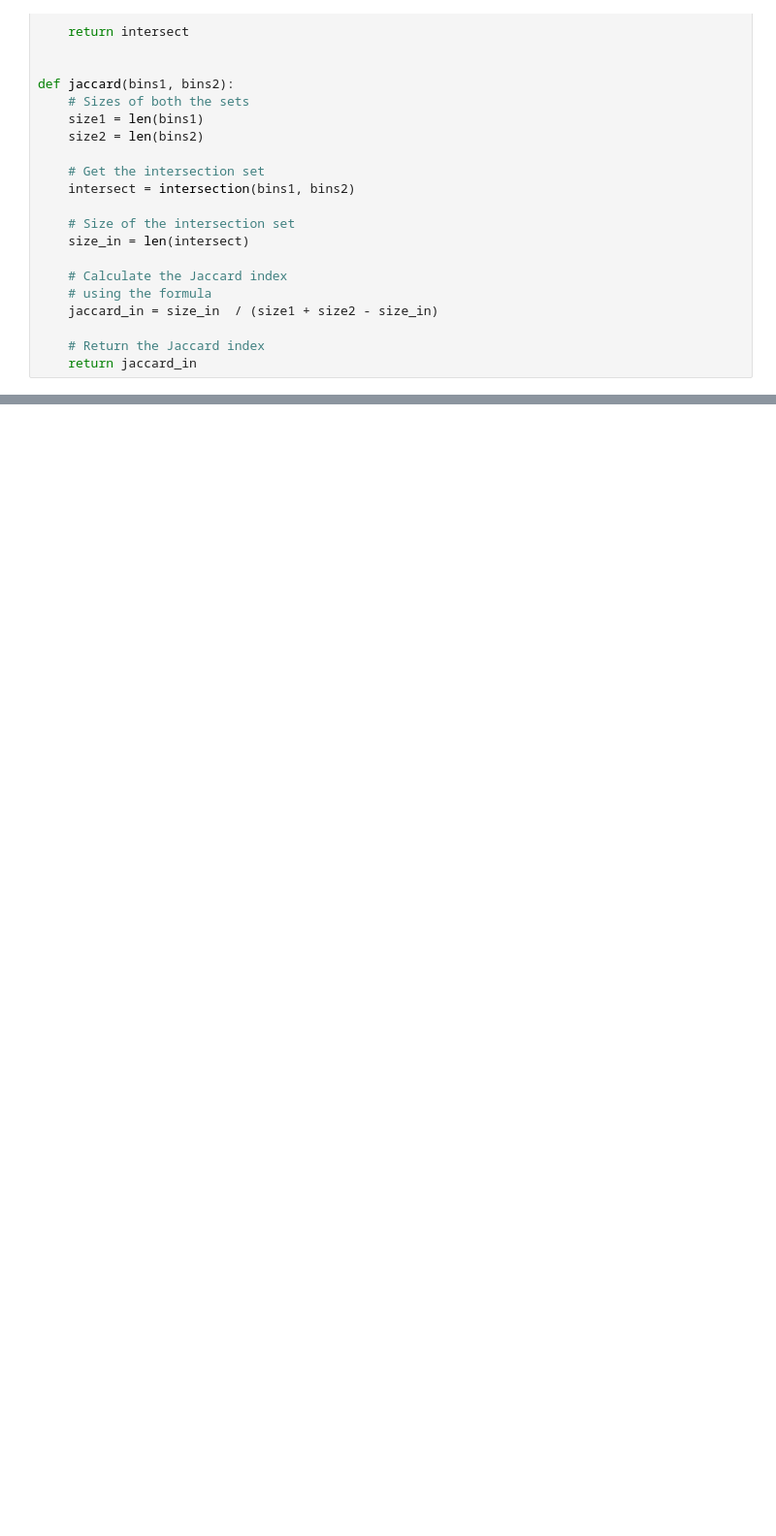
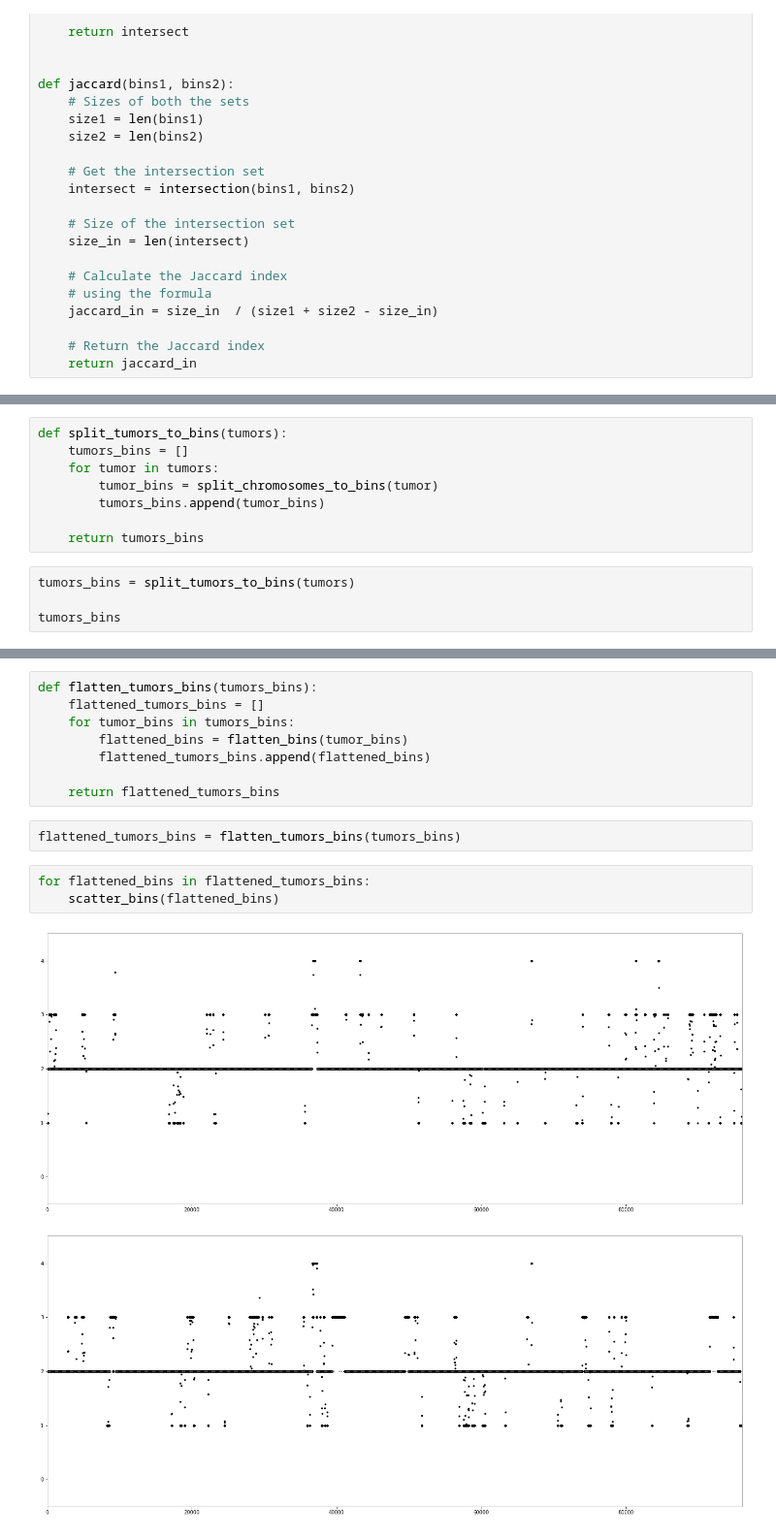
Before and after one commit to martinbudinsky3/BP-tumor-classifier, a Jupyter notebook: main.ipynb, the cells around one changed output, grey strips where cells are left out. Shown at 97% size. Drawn from its saved outputs; the diff is of its cells as text; blank space fills up the shorter version.

Commit message:
functions that works with multiple tumors

```diff
--- a/main.ipynb
+++ b/main.ipynb
@@ -481,0 +310,12 @@ jaccard_in
+# %%
+def split_tumors_to_bins(tumors):
+    tumors_bins = []
+    for tumor in tumors:
+        tumor_bins = split_chromosomes_to_bins(tumor)
+        tumors_bins.append(tumor_bins)
+
+    return tumors_bins
+# %%
+tumors_bins = split_tumors_to_bins(tumors)
+
+tumors_bins
@@ -481,0 +340,16 @@ jaccard_in
+# %%
+def flatten_tumors_bins(tumors_bins):
+    flattened_tumors_bins = []
+    for tumor_bins in tumors_bins:
+        flattened_bins = flatten_bins(tumor_bins)
+        flattened_tumors_bins.append(flattened_bins)
+
+    return flattened_tumors_bins
+# %%
+flattened_tumors_bins = flatten_tumors_bins(tumors_bins)
+# %%
+for flattened_bins in flattened_tumors_bins:
+    scatter_bins(flattened_bins)
+# %% [output]
+[figure, added]
+[figure, added]
```
Also changed, not shown: parts of 49 cells of this notebook, 1 other file.
